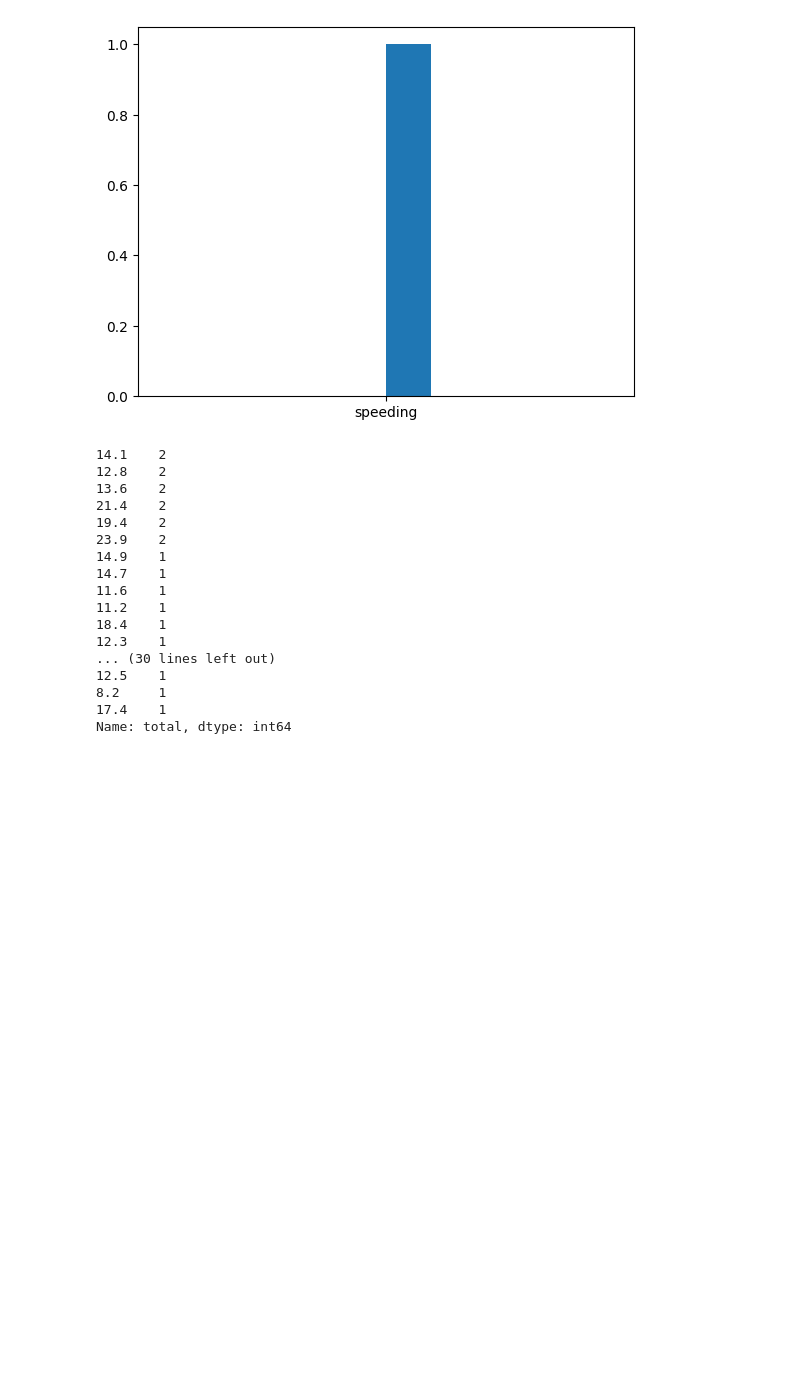
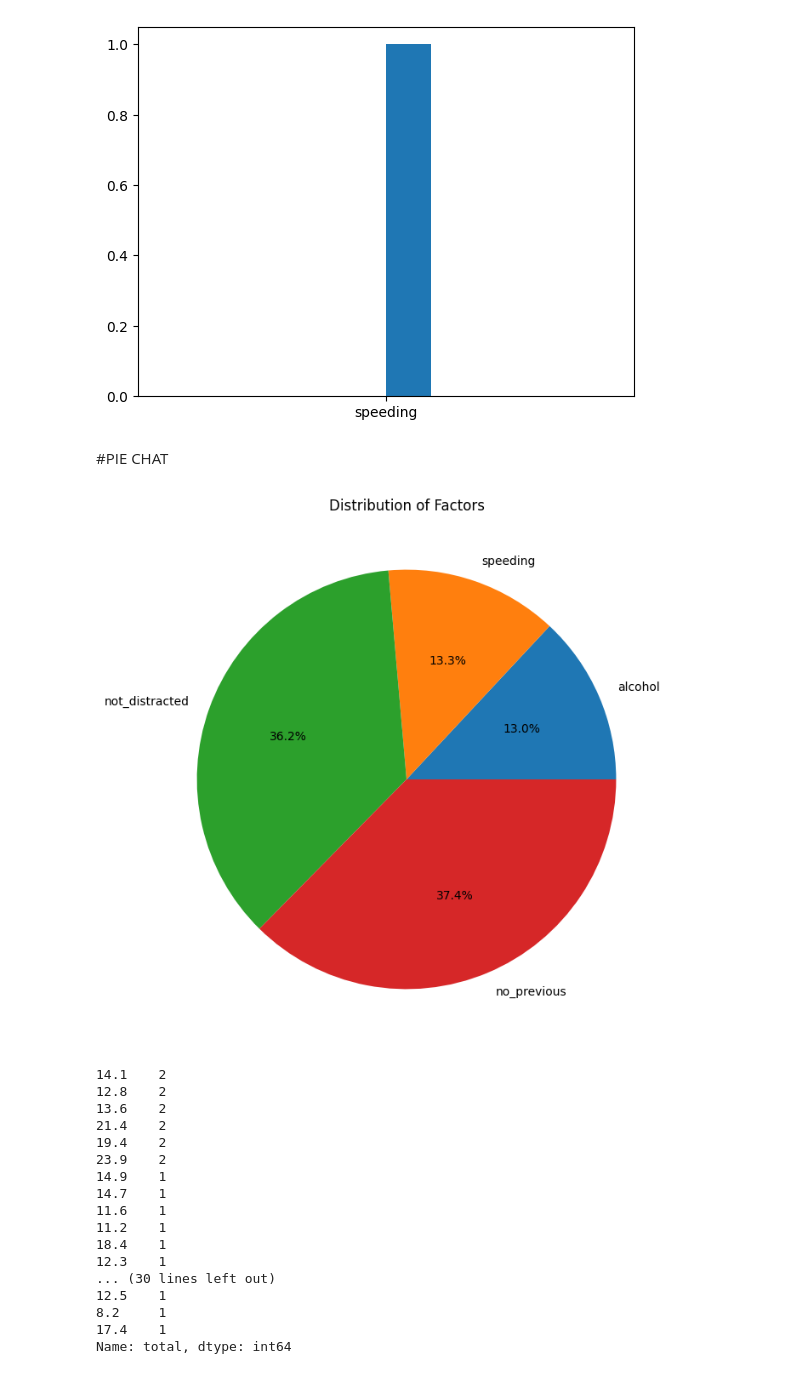
Before and after one commit to smartinternz02/SI-GuidedProject-582280-1694666197, a Jupyter notebook: assignment2_sam-2.ipynb, the cells around one changed output. Drawn from its saved outputs; the diff is of its cells as text; code cells hidden in the pictures; blank space fills up the shorter version.

```diff
--- a/assignment2_sam-2.ipynb
+++ b/assignment2_sam-2.ipynb
@@ -371,6 +371,17 @@ plt.hist(x="speeding")
 plt.show()
 # %% [output]
 [figure]
+# %% [markdown]
+#PIE CHAT
+# %%
+cc = df[['alcohol', 'speeding', 'not_distracted', 'no_previous']].sum()
+labels = cc.index
+plt.figure(figsize=(8, 8))
+plt.pie(cc, labels=labels, autopct='%1.1f%%')
+plt.title('Distribution of Factors')
+plt.show()
+# %% [output]
+[figure, added]
 # %%
 df["total"].value_counts()
 # %% [output]
```
